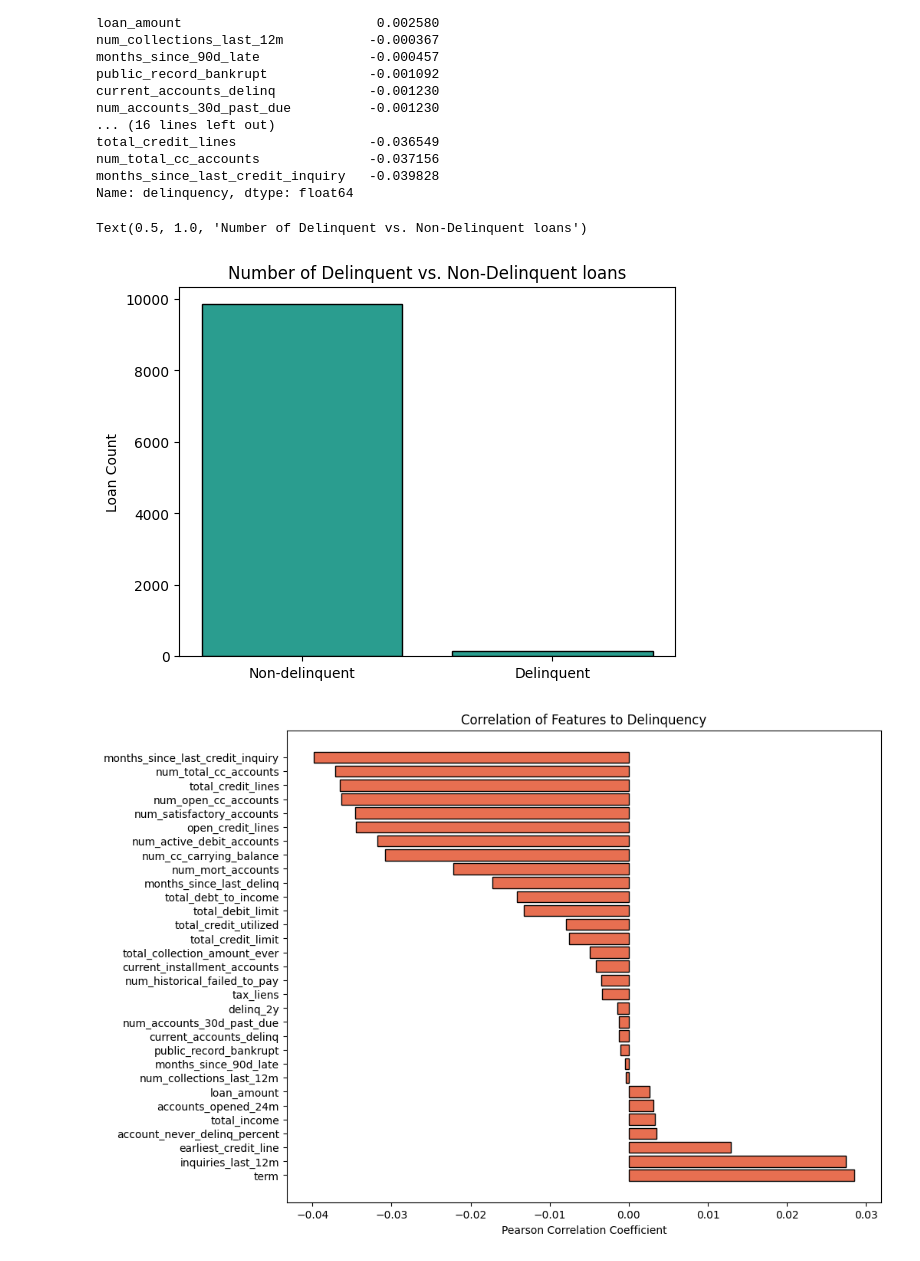
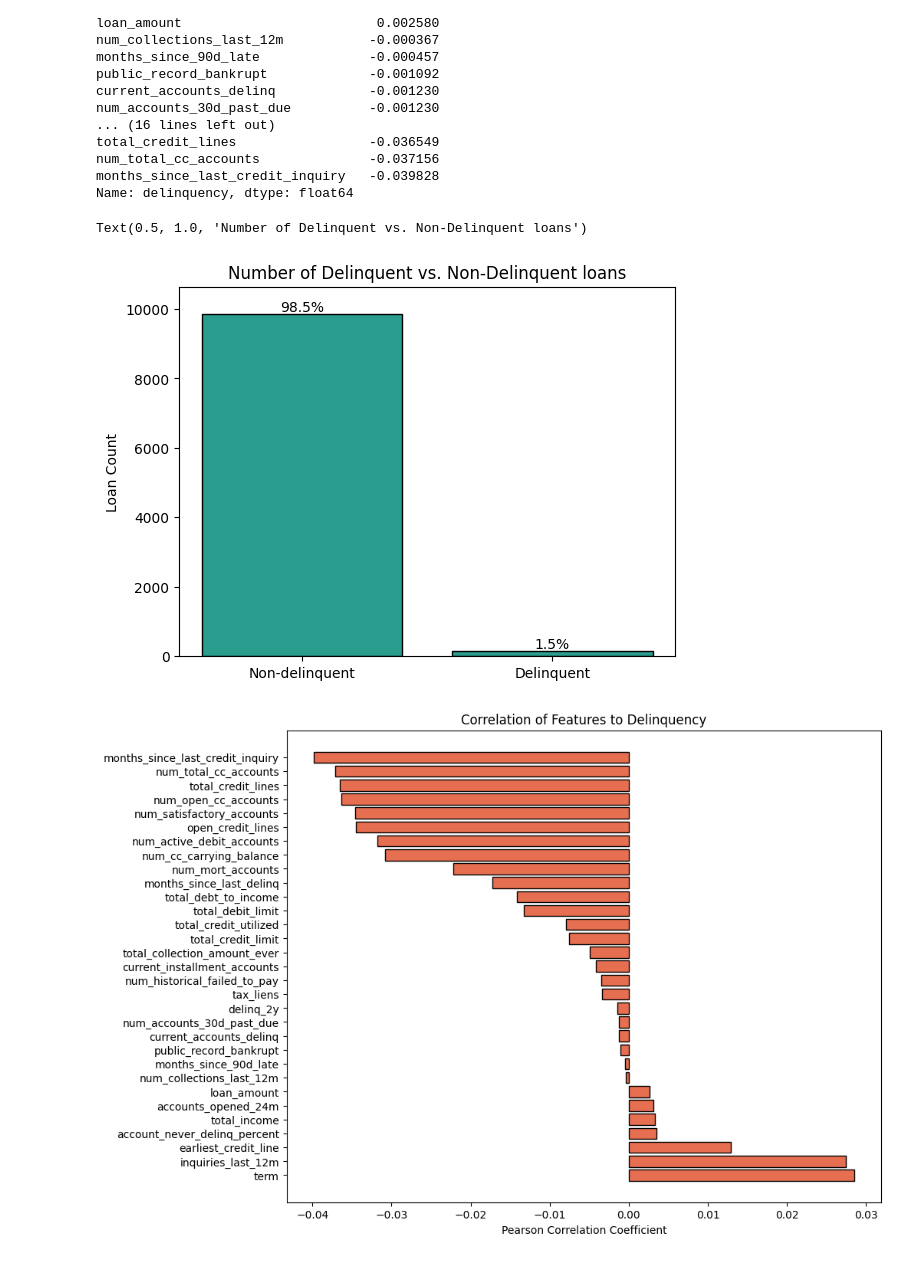
Before and after one commit to Henryblake2777/SDS336_Project, a Jupyter notebook: SDS336_Project_Midterm.ipynb, the cells around one changed output. Cells and saved outputs as stored; diff of their text form; code cells hidden in the pictures.

Commit message:
updated plot

```diff
--- a/SDS336_Project_Midterm.ipynb
+++ b/SDS336_Project_Midterm.ipynb
@@ -231,12 +231,15 @@ palette = ['#2A9D8F', '#E76F51']
 # %%
 counts = loans['delinquency'].value_counts()
 labels = counts.index.map({0: 'Non-delinquent', 1: 'Delinquent'})
-plt.bar(labels, counts.values, color = palette[0], edgecolor = 'black')
+bars = plt.bar(labels, counts.values, color = palette[0], edgecolor = 'black')
+pcts = counts.values / counts.values.sum()
+plt.bar_label(bars, labels=[f'{p:.1%}' for p in pcts])
 plt.ylabel('Loan Count')
+plt.margins(y=0.08)
 plt.title('Number of Delinquent vs. Non-Delinquent loans')
 # %% [output]
 Text(0.5, 1.0, 'Number of Delinquent vs. Non-Delinquent loans')
-[figure, old version]
+[figure, new version]
 # %%
 plt.figure(figsize=(10, 8))
 plt.barh(correlations.index, correlations.values, edgecolor = 'black', color = palette[1])
```
